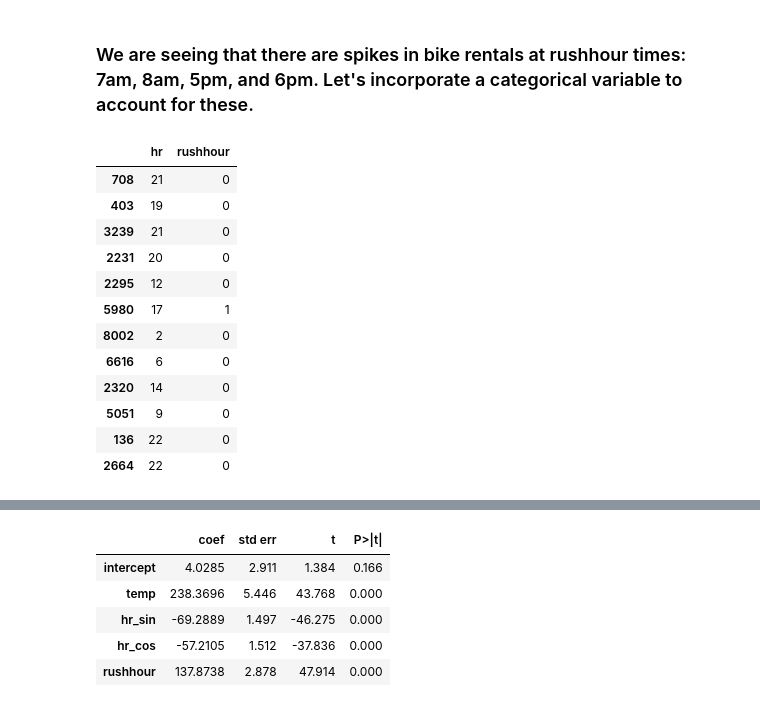
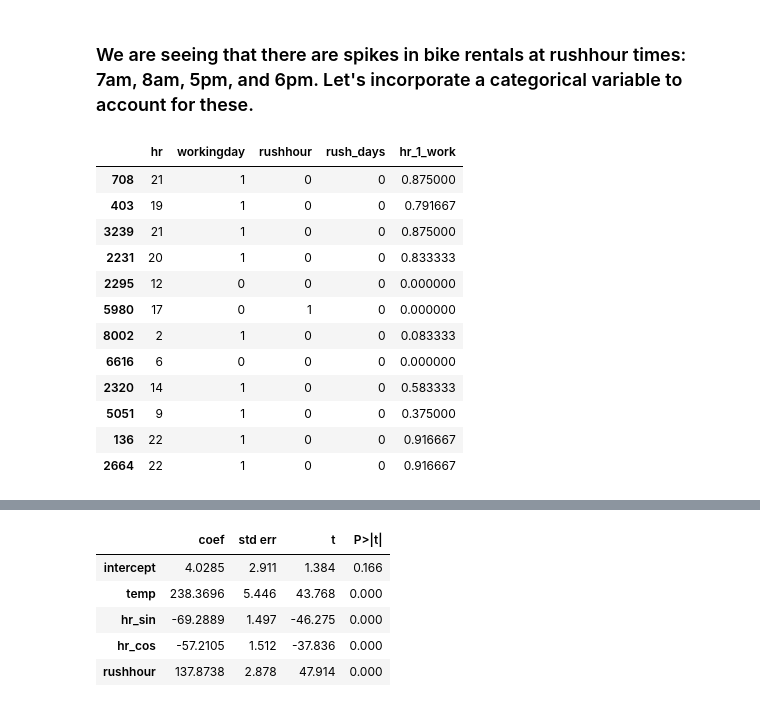
Before and after one commit to benjiezastavker-star/code_2600, a Jupyter notebook: mod05_nonlinear.ipynb, the cells around one changed output, grey strips where cells are left out. Cells and saved outputs as stored; diff of their text form; code cells hidden in the pictures.

```diff
--- a/mod05_nonlinear.ipynb
+++ b/mod05_nonlinear.ipynb
@@ -275,23 +275,56 @@ plot_avg_actual_vs_predicted_by_feature(X=X_train,
 # %%
 # Data preprocessing
 Train["rushhour"] = np.where(Train["hr"].astype('int').isin([7, 8, 17, 18]), 1, 0)
 Test["rushhour"] = np.where(Test["hr"].astype('int').isin([7, 8, 17, 18]), 1, 0)
 X_train["rushhour"] = np.where(X_train["hr"].astype('int').isin([7, 8, 17, 18]), 1, 0)
 X_test["rushhour"] = np.where(X_test["hr"].astype('int').isin([7, 8, 17, 18]), 1, 0)
 
+X_train["cloudy"] = np.where(X_train["weathersit"] == 'cloudy/misty', 1, 0)
+X_test["cloudy"] = np.where(X_test["weathersit"] == 'cloudy/misty', 1, 0)
+X_train["rain"] = np.where(X_train["weathersit"].isin(['light rain/snow', 'heavy rain/snow']), 1, 0)
+X_test["rain"] = np.where(X_test["weathersit"].isin(['light rain/snow', 'heavy rain/snow']), 1, 0)
+
+X_train['hr_1'] = X_train['hr'].astype('int') / 24
+X_test['hr_1'] = X_test['hr'].astype('int') / 24
+X_train['hr_2'] = X_train['hr_1'] ** 2
+X_test['hr_2'] = X_test['hr_1'] ** 2
+X_train['hr_3'] = X_train['hr_1'] ** 3
+X_test['hr_3'] = X_test['hr_1'] ** 3
+X_train['hr_4'] = X_train['hr_1'] ** 4
+X_test['hr_4'] = X_test['hr_1'] ** 4
+X_train['hr_5'] = X_train['hr_1'] ** 5
+X_test['hr_5'] = X_test['hr_1'] ** 5
+
+X_train["hr_1_work"] = X_train["hr_1"] * X_train["workingday"]
+X_test["hr_1_work"] = X_test["hr_1"] * X_test["workingday"]
+X_train["hr_2_work"] = X_train["hr_2"] * X_train["workingday"]
+X_test["hr_2_work"] = X_test["hr_2"] * X_test["workingday"]
+X_train["hr_3_work"] = X_train["hr_3"] * X_train["workingday"]
+X_test["hr_3_work"] = X_test["hr_3"] * X_test["workingday"]
+X_train["hr_4_work"] = X_train["hr_4"] * X_train["workingday"]
+X_test["hr_4_work"] = X_test["hr_4"] * X_test["workingday"]
+X_train["hr_5_work"] = X_train["hr_5"] * X_train["workingday"]
+X_test["hr_5_work"] = X_test["hr_5"] * X_test["workingday"]
+
+X_train["rush_days"] = X_train["rushhour"] * X_train["workingday"]
+X_test["rush_days"] = X_test["rushhour"] * X_test["workingday"]
+
+X_train["temp_rush"] = X_train["temp"] * X_train["rush_days"]
+X_test["temp_rush"] = X_test["temp"] * X_test["rush_days"]
+
 # spot-check this
-Train[['hr', "rushhour"]].head(12)
+X_train[['hr', 'workingday', 'rushhour', 'rush_days', 'hr_1_work']].head(12)
 # %% [output]
-|  | hr | rushhour |
-| 708 | 21 | 0 |
-| 403 | 19 | 0 |
-| 3239 | 21 | 0 |
-| 2231 | 20 | 0 |
-| 2295 | 12 | 0 |
-| 5980 | 17 | 1 |
-| 8002 | 2 | 0 |
-| 6616 | 6 | 0 |
-| 2320 | 14 | 0 |
-| 5051 | 9 | 0 |
-| 136 | 22 | 0 |
-| 2664 | 22 | 0 |
+|  | hr | workingday | rushhour | rush_days | hr_1_work |
+| 708 | 21 | 1 | 0 | 0 | 0.875000 |
+| 403 | 19 | 1 | 0 | 0 | 0.791667 |
+| 3239 | 21 | 1 | 0 | 0 | 0.875000 |
+| 2231 | 20 | 1 | 0 | 0 | 0.833333 |
+| 2295 | 12 | 0 | 0 | 0 | 0.000000 |
+| 5980 | 17 | 0 | 1 | 0 | 0.000000 |
+| 8002 | 2 | 1 | 0 | 0 | 0.083333 |
+| 6616 | 6 | 0 | 0 | 0 | 0.000000 |
+| 2320 | 14 | 1 | 0 | 0 | 0.583333 |
+| 5051 | 9 | 1 | 0 | 0 | 0.375000 |
+| 136 | 22 | 1 | 0 | 0 | 0.916667 |
+| 2664 | 22 | 1 | 0 | 0 | 0.916667 |
```
Also changed, not shown: parts of 5 cells of this notebook.
